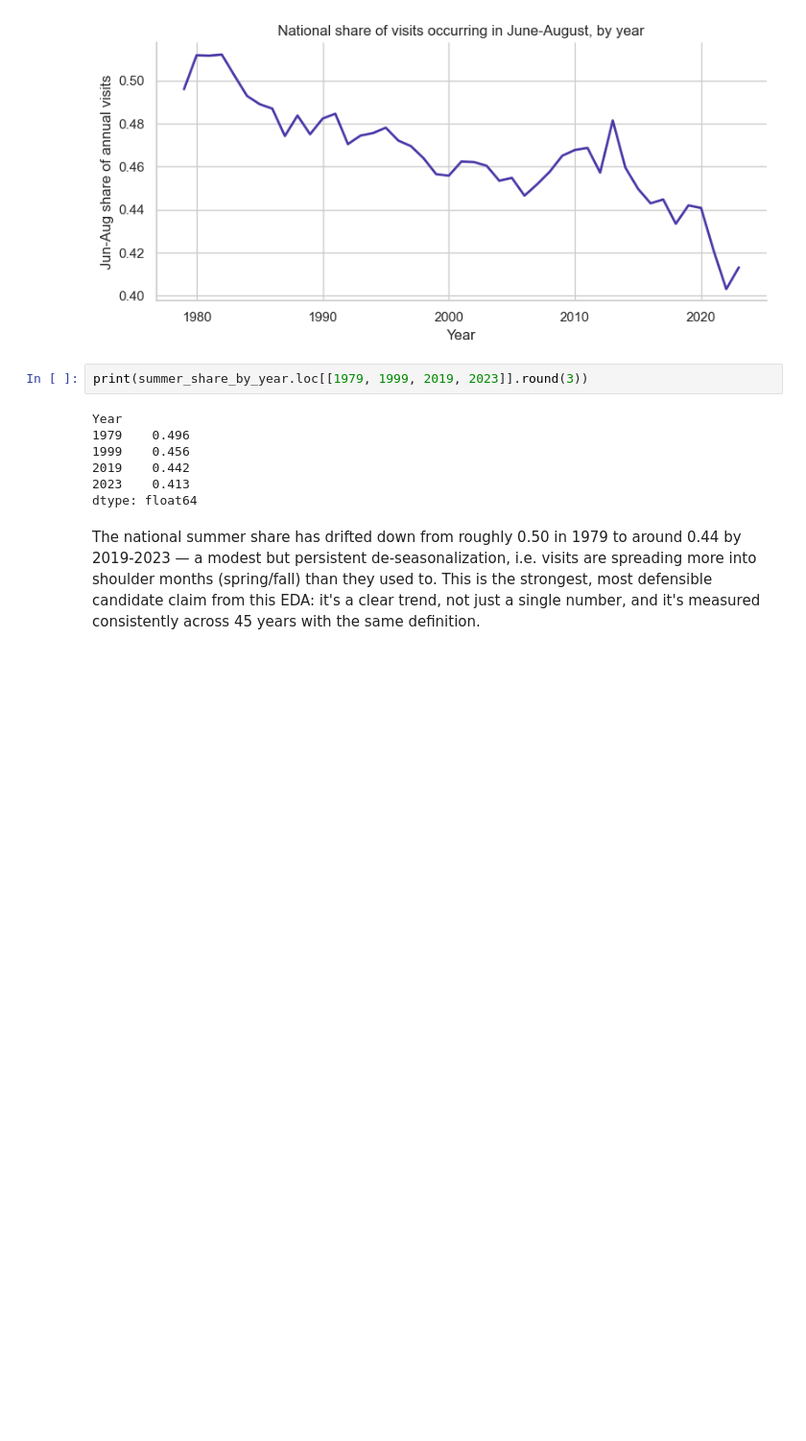
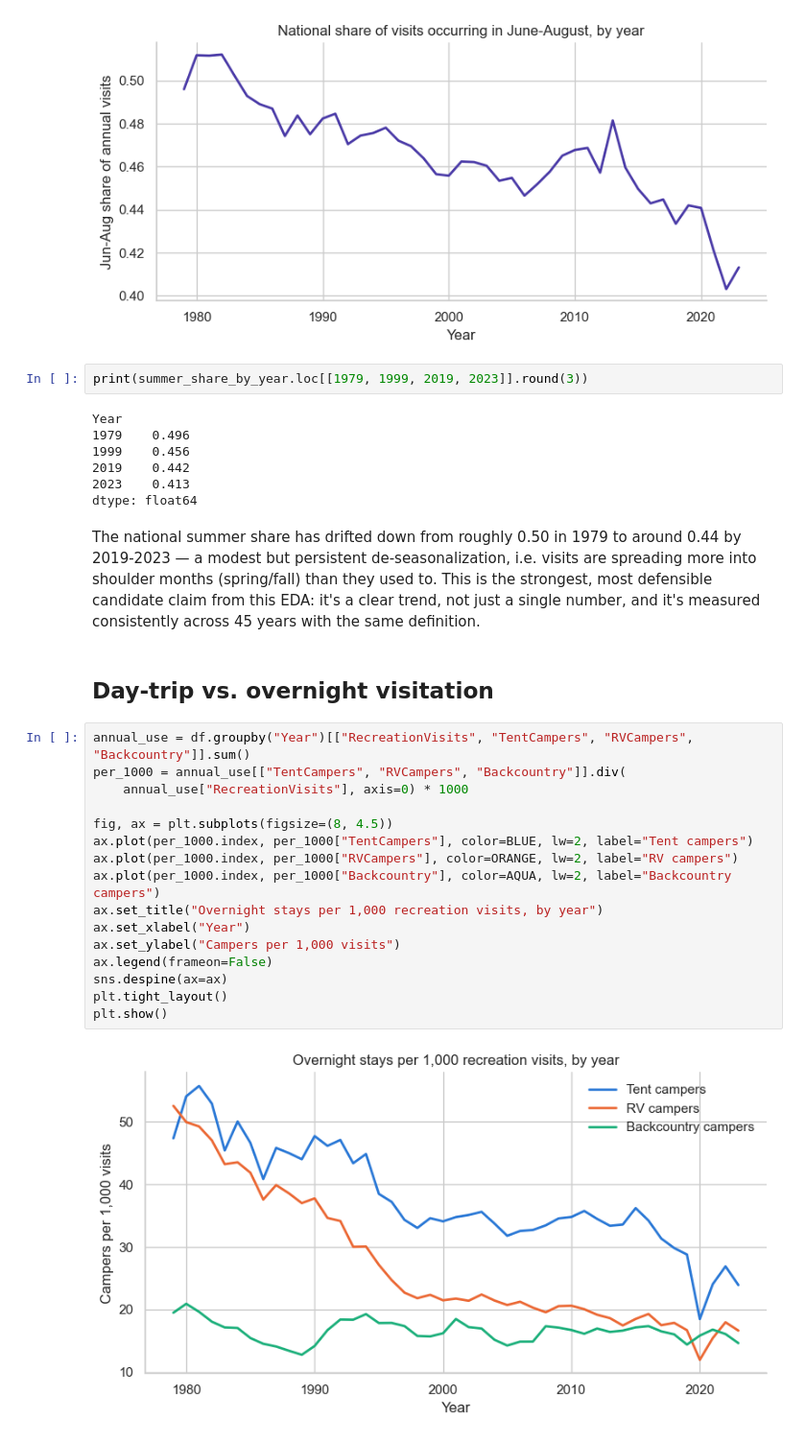
Before and after one commit to sikandaral/SI_699_mini_project, a Jupyter notebook: notebooks/sikandar_eda.ipynb, the cells around one changed output. Shown at 96% size. Cells and saved outputs as stored; diff of their text form; blank space fills up the shorter version.

Commit message:
notebook: day-trip vs overnight visitation trend

```diff
--- a/notebooks/sikandar_eda.ipynb
+++ b/notebooks/sikandar_eda.ipynb
@@ -236,3 +236,23 @@ visits are spreading more into shoulder months (spring/fall) than they used to.
 This is the strongest, most defensible candidate claim from this EDA: it's a
 clear trend, not just a single number, and it's measured consistently across
 45 years with the same definition.
+# %% [markdown]
+## Day-trip vs. overnight visitation
+# %%
+annual_use = df.groupby("Year")[["RecreationVisits", "TentCampers", "RVCampers", "Backcountry"]].sum()
+per_1000 = annual_use[["TentCampers", "RVCampers", "Backcountry"]].div(
+    annual_use["RecreationVisits"], axis=0) * 1000
+
+fig, ax = plt.subplots(figsize=(8, 4.5))
+ax.plot(per_1000.index, per_1000["TentCampers"], color=BLUE, lw=2, label="Tent campers")
+ax.plot(per_1000.index, per_1000["RVCampers"], color=ORANGE, lw=2, label="RV campers")
+ax.plot(per_1000.index, per_1000["Backcountry"], color=AQUA, lw=2, label="Backcountry campers")
+ax.set_title("Overnight stays per 1,000 recreation visits, by year")
+ax.set_xlabel("Year")
+ax.set_ylabel("Campers per 1,000 visits")
+ax.legend(frameon=False)
+sns.despine(ax=ax)
+plt.tight_layout()
+plt.show()
+# %% [output]
+[figure, added]
```
Also changed, not shown: parts of 4 cells of this notebook.
